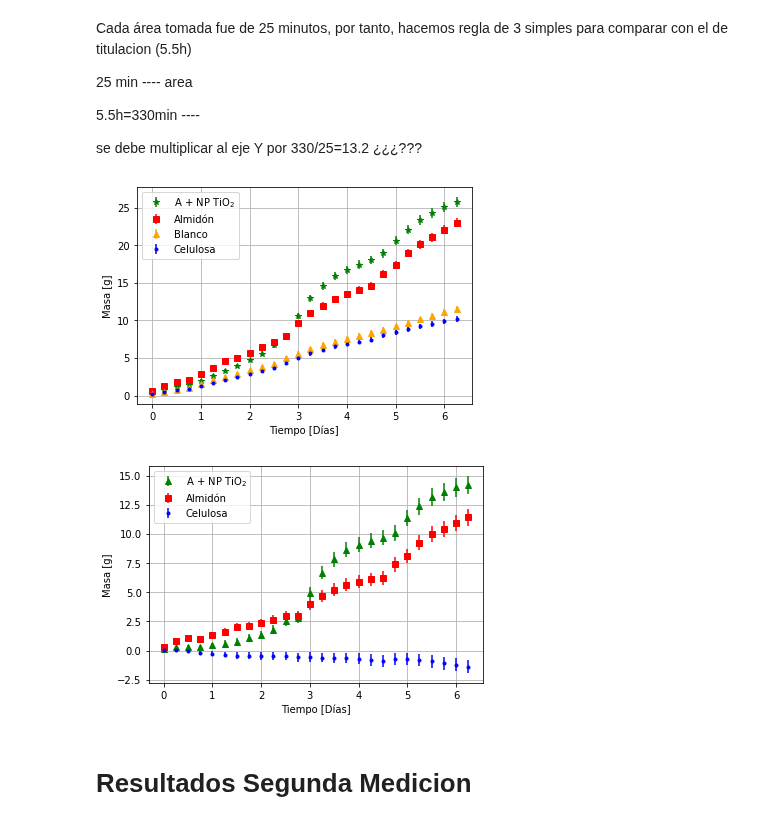
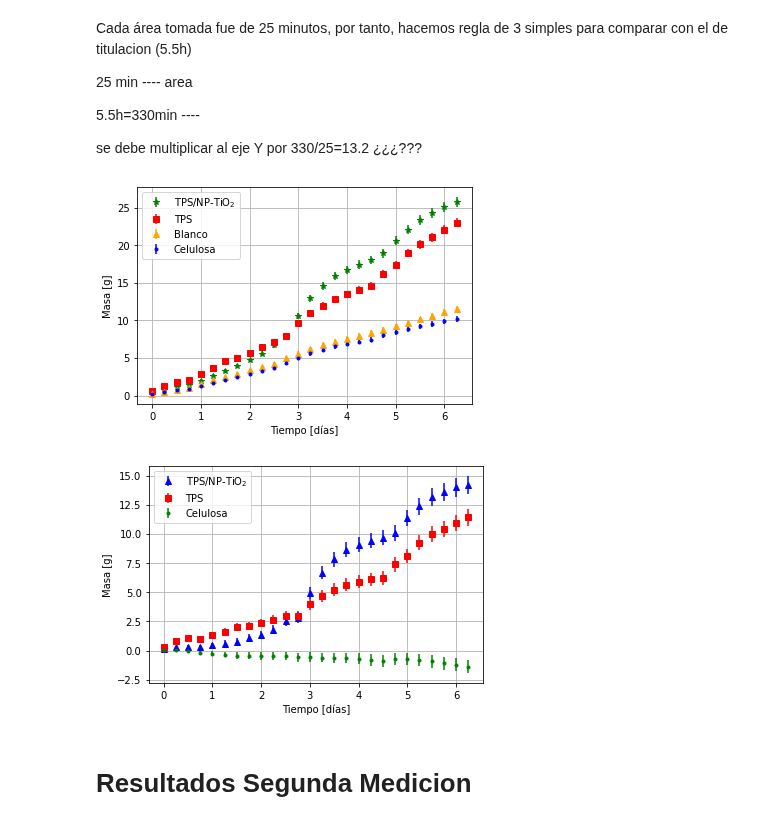
Before and after one commit to fyulita/laboratorio-6-y-7, a Jupyter notebook: Arduino/notebook-resultados_juntos.ipynb, the cells around one changed output. Drawn from its saved outputs; the diff is of its cells as text; code cells hidden in the pictures.

```diff
--- a/Arduino/notebook-resultados_juntos.ipynb
+++ b/Arduino/notebook-resultados_juntos.ipynb
@@ -119,31 +119,31 @@ Cada área tomada fue de 25 minutos, por tanto, hacemos regla de 3 simples para
 se debe multiplicar al eje Y por 330/25=13.2 ¿¿¿???
 # %%
 #plt.title('CO2 acumulado - sensor')
-plt.errorbar(x,gramos3_ac,yerr=error_g3_ac**0.5,fmt='*',label='A + NP TiO$_2$',color='green')
-plt.errorbar(x,gramos1_ac,yerr=error_g1_ac**0.5,fmt='s',label='Almidón',color='red')
+plt.errorbar(x,gramos3_ac,yerr=error_g3_ac**0.5,fmt='*',label='TPS/NP-TiO$_2$',color='green')
+plt.errorbar(x,gramos1_ac,yerr=error_g1_ac**0.5,fmt='s',label='TPS',color='red')
 plt.errorbar(x,gramos4_ac,yerr=error_g4_ac**0.5,fmt='^',label='Blanco',color='orange')
 plt.errorbar(x,gramos2_ac,yerr=error_g2_ac**0.5,fmt='.',label='Celulosa',color='blue')
 plt.legend()
-plt.xlabel('Tiempo [Días]')
+plt.xlabel('Tiempo [días]')
 plt.ylabel('Masa [g]')
 plt.grid(True)
 plt.savefig("co2_acumulado-sensor_primer-medicion.png")
 plt.show()
 # %% [output]
-[figure, old version]
+[figure, new version]
 # %%
 #plt.title('CO2 acumulado - sensor- restado')
-plt.errorbar(x,gramos3_ac-gramos4_ac,yerr=(error_g3_ac+error_g4_ac)**0.5,fmt='^',label='A + NP TiO$_2$',color='green')
-plt.errorbar(x,gramos1_ac-gramos4_ac,yerr=(error_g1_ac+error_g4_ac)**0.5,fmt='s',label='Almidón',color='red')
-plt.errorbar(x,gramos2_ac-gramos4_ac,yerr=(error_g2_ac+error_g4_ac)**0.5,fmt='.',label='Celulosa',color='blue')
+plt.errorbar(x,gramos3_ac-gramos4_ac,yerr=(error_g3_ac+error_g4_ac)**0.5,fmt='^',label='TPS/NP-TiO$_2$',color='blue')
+plt.errorbar(x,gramos1_ac-gramos4_ac,yerr=(error_g1_ac+error_g4_ac)**0.5,fmt='s',label='TPS',color='red')
+plt.errorbar(x,gramos2_ac-gramos4_ac,yerr=(error_g2_ac+error_g4_ac)**0.5,fmt='.',label='Celulosa',color='green')
 plt.legend()
-plt.xlabel('Tiempo [Días]')
+plt.xlabel('Tiempo [días]')
 plt.ylabel('Masa [g]')
 plt.grid(True)
 plt.savefig("co2_acumulado-sensor_primer-medicion-restado.png")
 plt.show()
 # %% [output]
-[figure, old version]
+[figure, new version]
 # %% [markdown]
 # Resultados Segunda Medicion
 # %%
```
Also changed, not shown: parts of 4 cells of this notebook, 20 other files.
